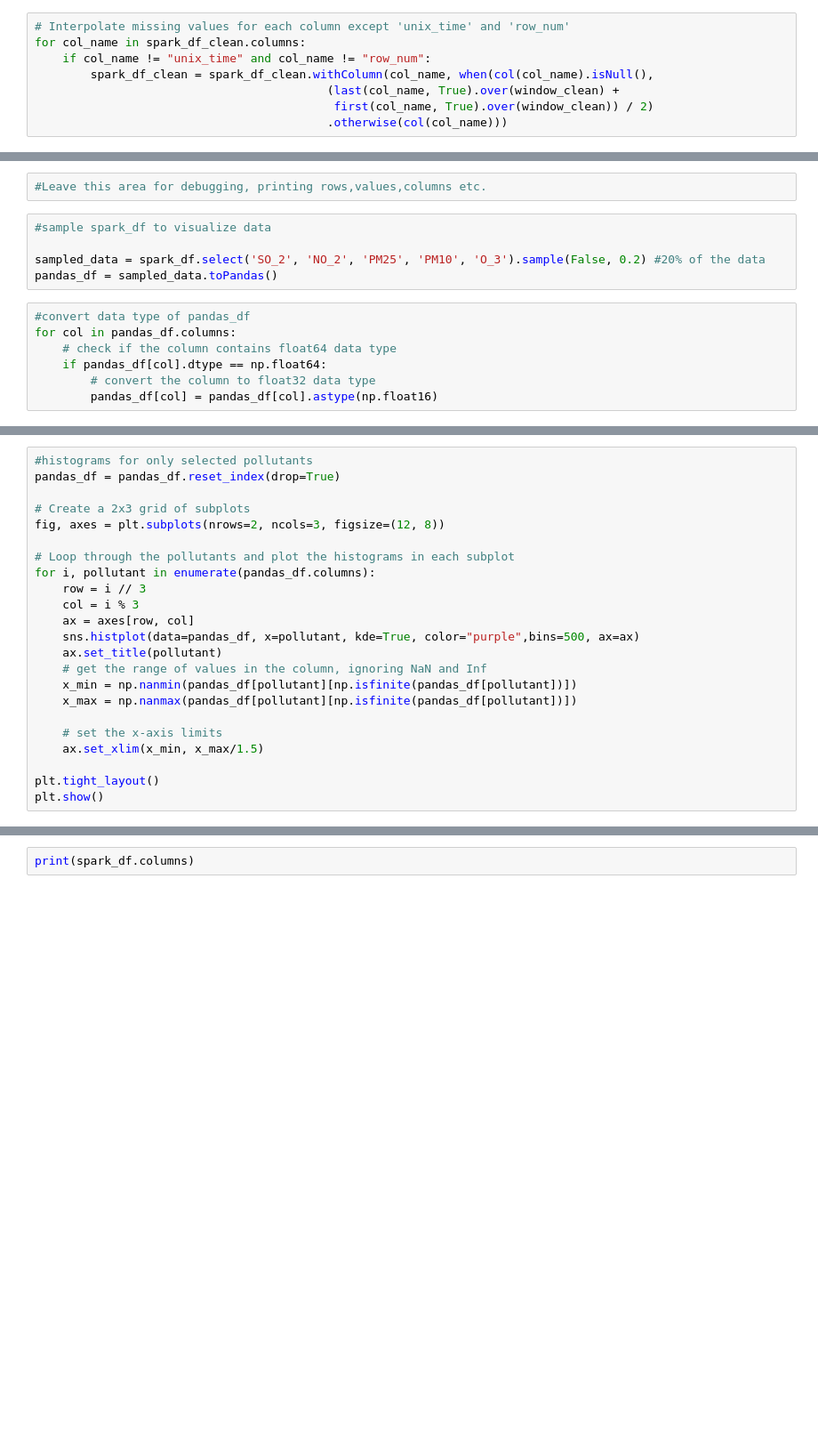
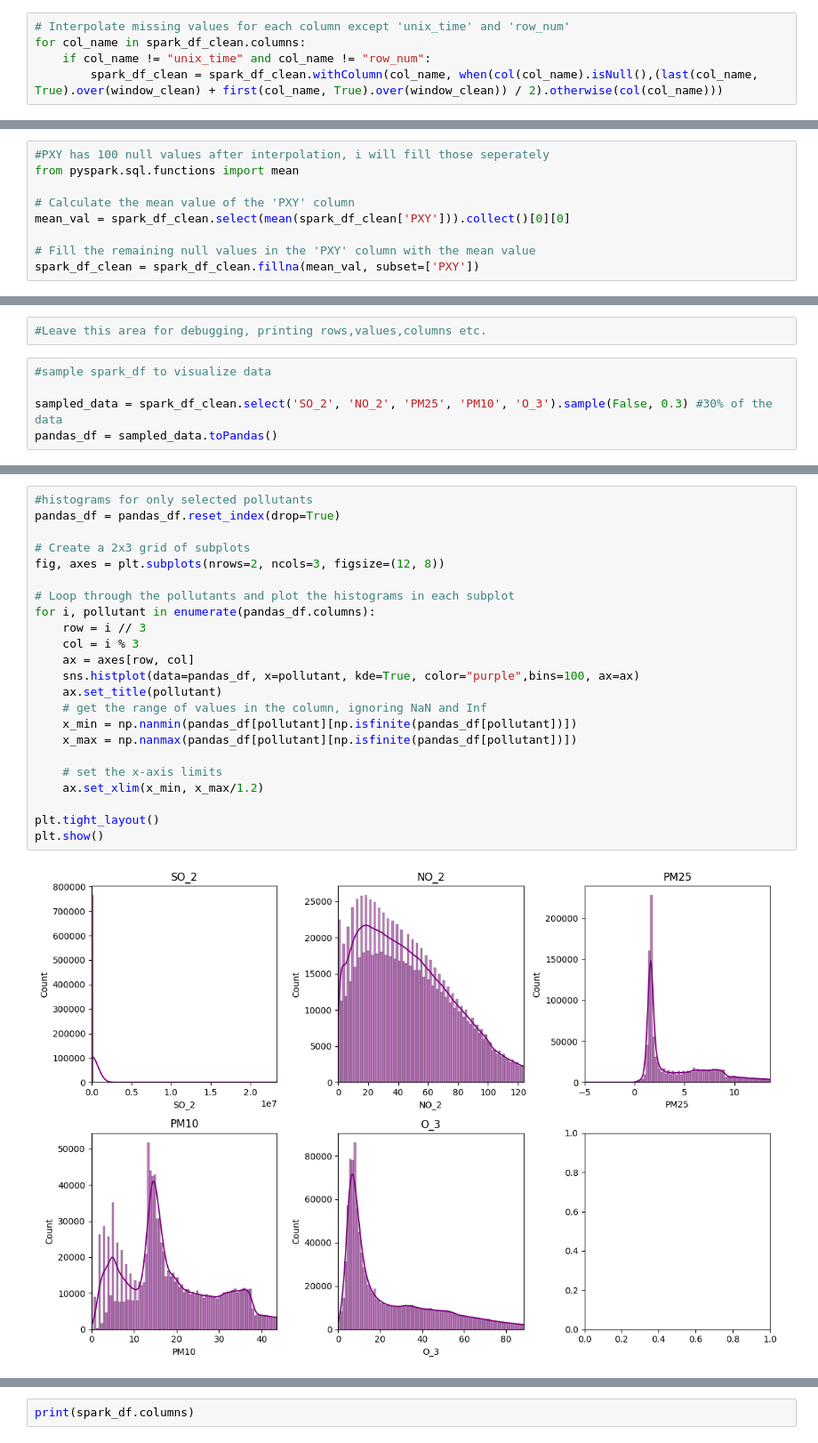
Before and after one commit to H-Elenh/Air-Pollutant-Data-Analysis-in-Apache-Spark-with-MCMC-Sampling-and-ML-techniques, a Jupyter notebook: apachespark.ipynb, the cells around one changed output, grey strips where cells are left out. Shown at 89% size. Drawn from its saved outputs; the diff is of its cells as text; blank space fills up the shorter version.

```diff
--- a/apachespark.ipynb
+++ b/apachespark.ipynb
@@ -125,10 +119,7 @@ for col_name in spark_df_clean.columns:
 # Interpolate missing values for each column except 'unix_time' and 'row_num'
 for col_name in spark_df_clean.columns:
     if col_name != "unix_time" and col_name != "row_num":
-        spark_df_clean = spark_df_clean.withColumn(col_name, when(col(col_name).isNull(),
-                                          (last(col_name, True).over(window_clean) +
-                                           first(col_name, True).over(window_clean)) / 2)
-                                          .otherwise(col(col_name)))
+        spark_df_clean = spark_df_clean.withColumn(col_name, when(col(col_name).isNull(),(last(col_name, True).over(window_clean) + first(col_name, True).over(window_clean)) / 2).otherwise(col(col_name)))
 # %%
 # Drop the columns with previous and next value for each column
 for col_name in spark_df_clean.columns:
@@ -158,0 +145,9 @@ scaler = StandardScaler(inputCol="features", outputCol="scaledFeatures", withMea
+# %%
+#PXY has 100 null values after interpolation, i will fill those seperately
+from pyspark.sql.functions import mean
+
+# Calculate the mean value of the 'PXY' column
+mean_val = spark_df_clean.select(mean(spark_df_clean['PXY'])).collect()[0][0]
+
+# Fill the remaining null values in the 'PXY' column with the mean value
+spark_df_clean = spark_df_clean.fillna(mean_val, subset=['PXY'])
@@ -161,12 +168,5 @@ scaler = StandardScaler(inputCol="features", outputCol="scaledFeatures", withMea
 # %%
 #sample spark_df to visualize data
 
-sampled_data = spark_df.select('SO_2', 'NO_2', 'PM25', 'PM10', 'O_3').sample(False, 0.2) #20% of the data
+sampled_data = spark_df_clean.select('SO_2', 'NO_2', 'PM25', 'PM10', 'O_3').sample(False, 0.3) #30% of the data
 pandas_df = sampled_data.toPandas()
-# %%
-#convert data type of pandas_df
-for col in pandas_df.columns:
-    # check if the column contains float64 data type
-    if pandas_df[col].dtype == np.float64:
-        # convert the column to float32 data type
-        pandas_df[col] = pandas_df[col].astype(np.float16)
@@ -180,23 +176,25 @@ print(f"Memory usage of DataFrame: {total_memory / 1024**2:.2f} MB")
 # %%
 #histograms for only selected pollutants
 pandas_df = pandas_df.reset_index(drop=True)
 
 # Create a 2x3 grid of subplots
 fig, axes = plt.subplots(nrows=2, ncols=3, figsize=(12, 8))
 
 # Loop through the pollutants and plot the histograms in each subplot
 for i, pollutant in enumerate(pandas_df.columns):
     row = i // 3
     col = i % 3
     ax = axes[row, col]
-    sns.histplot(data=pandas_df, x=pollutant, kde=True, color="purple",bins=500, ax=ax)
+    sns.histplot(data=pandas_df, x=pollutant, kde=True, color="purple",bins=100, ax=ax)
     ax.set_title(pollutant)
     # get the range of values in the column, ignoring NaN and Inf
     x_min = np.nanmin(pandas_df[pollutant][np.isfinite(pandas_df[pollutant])])
     x_max = np.nanmax(pandas_df[pollutant][np.isfinite(pandas_df[pollutant])])
 
     # set the x-axis limits
-    ax.set_xlim(x_min, x_max/1.5)
+    ax.set_xlim(x_min, x_max/1.2)
 
 plt.tight_layout()
 plt.show()
+# %% [output]
+[figure, added]
```
Also changed, not shown: parts of 27 cells of this notebook, 1 other file.
